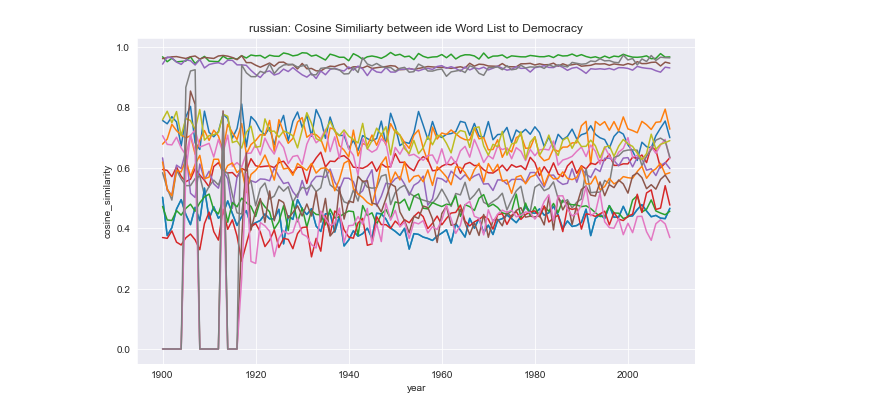
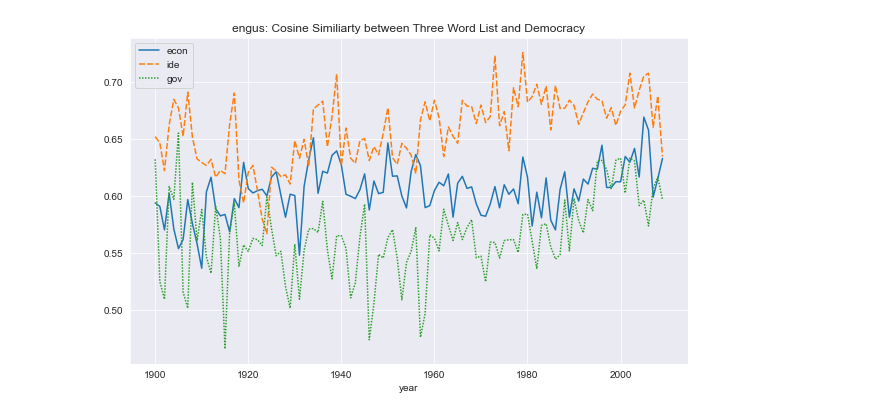
Before and after one commit to cultural-proj/democracy, a Jupyter notebook: cosine_pipeline.ipynb, the cells around one changed output. Drawn from its saved outputs; the diff is of its cells as text; code cells hidden in the pictures.

```diff
--- a/cosine_pipeline.ipynb
+++ b/cosine_pipeline.ipynb
@@ -60,5 +54,4 @@ get_country_plots('eng')
-# %%
-for country in [, 'engus', 'fre', 'ger', 'italian', 'russian']:
-    get_country_plots(country)
-# %% [output]
-[figure, removed]
+# %%
+get_cos_plot('engus')
+# %% [output]
+[figure, added]
```
Also changed, not shown: parts of 7 cells of this notebook.
